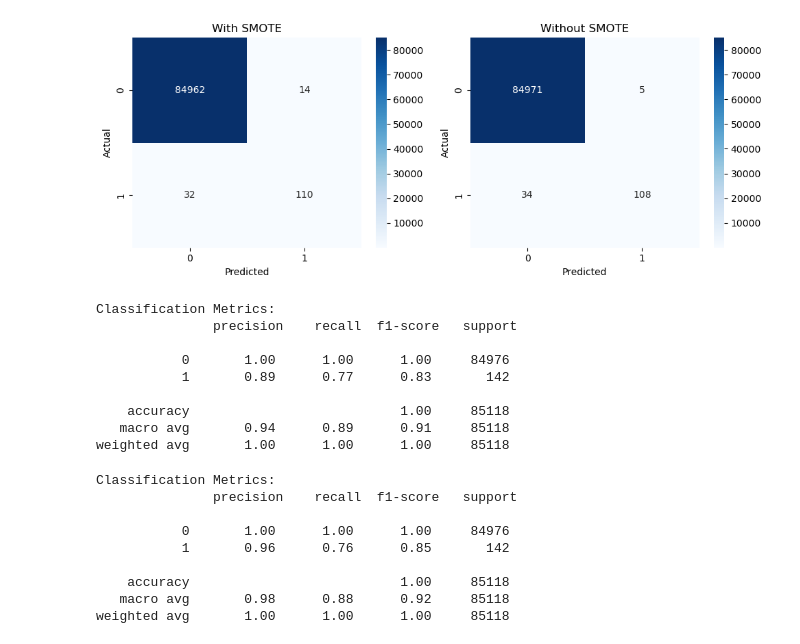
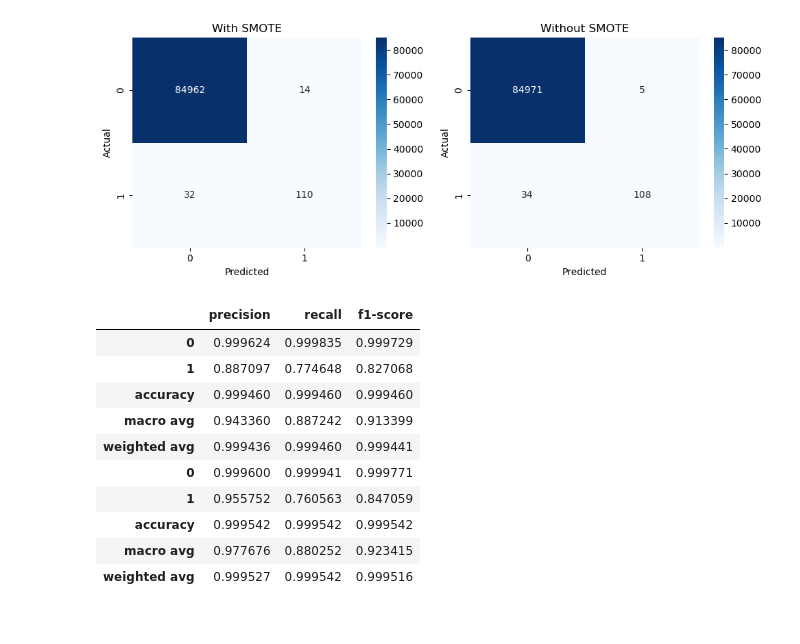
Before and after one commit to Gabrielmarqs12/ML-Fraud-Detection-Research, a Jupyter notebook: notebooks/machine learning/Model _Comparison.ipynb, the cells around one changed output. Saved outputs shown, nothing was run; the diff lists cells and outputs as text; code cells hidden in the pictures.

Commit message:
Model Comparison Update: CR function

```diff
--- a/notebooks/machine learning/Model _Comparison.ipynb
+++ b/notebooks/machine learning/Model _Comparison.ipynb
@@ -86,3 +91,18 @@ def compare_confusion_matrix(y_test, y_predict_smote, y_predict_no_smote):
+# %%
+def compare_classification_report(y_test, y_pred_smote, y_pred_no_smote):
+
+    report_smote = classification_report(y_test, y_pred_smote, output_dict = True)
+    report_no_smote = classification_report(y_test, y_pred_no_smote, output_dict = True)
+
+    df_smote = pd.DataFrame(report_smote).transpose()
+    df_no_smote = pd.DataFrame(report_no_smote).transpose()
+
+    df_smote['Model'] = 'SMOTE'
+    df_no_smote['Model'] = 'NO_SMOTE'
+
+    df_combined = pd.concat([df_smote, df_no_smote])
+
+    return df_combined
 # %% [markdown]
 ## Opening file
 # %%
@@ -107,19 +126,19 @@ in addition to reducing the likelihood of overfitting due to artificial injectio
 # %%
 # Selecting Random Forest as the model to train
-model_smote = RandomForestClassifier(random_state = 36)
-model_no_smote = RandomForestClassifier(random_state = 36)
+rf_model_smote = RandomForestClassifier(random_state = 36)
+rf_model_no_smote = RandomForestClassifier(random_state = 36)
 
 # Generating TPR and FPR with SMOTE
-smote_fpr, smote_tpr, smote_auc = generate_roc_data(model_smote, x_train, y_train, x_test, y_test, use_smote = True)
+smote_fpr, smote_tpr, smote_auc = generate_roc_data(rf_model_smote, x_train, y_train, x_test, y_test, use_smote = True)
 
 # Generating predictions based on the trained model (with SMOTE)
-y_predict_smote = model_smote.predict(x_test)
+y_predict_smote = rf_model_smote.predict(x_test)
 
 # Generating TPR and FPR without SMOTE
-no_smote_fpr, no_smote_tpr, no_smote_auc = generate_roc_data(model_no_smote, x_train, y_train, x_test, y_test, use_smote = False)
+no_smote_fpr, no_smote_tpr, no_smote_auc = generate_roc_data(rf_model_no_smote, x_train, y_train, x_test, y_test, use_smote = False)
 
 # Generating predictions based on the trained model (without SMOTE)
-y_predict_no_smote = model_no_smote.predict(x_test)
+y_predict_no_smote = rf_model_no_smote.predict(x_test)
 # %%
 # Plotting the positive rate chart, comparing both results
 compare_roc_auc(smote_fpr, smote_tpr,
@@ -131,29 +150,19 @@ compare_roc_auc(smote_fpr, smote_tpr,
 compare_confusion_matrix(y_test, y_predict_smote, y_predict_no_smote)
 # %% [output]
 [figure]
-# %%
-# Classification Metrics with SMOTE
-print('Classification Metrics: \n', classification_report(y_test, y_predict_smote))
-# %% [output]
-Classification Metrics:
-               precision    recall  f1-score   support
-
-           0       1.00      1.00      1.00     84976
-           1       0.89      0.77      0.83       142
-
-    accuracy                           1.00     85118
-   macro avg       0.94      0.89      0.91     85118
-weighted avg       1.00      1.00      1.00     85118
-# %%
-# Classification Metrics without SMOTE
-print('Classification Metrics: \n', classification_report(y_test, y_predict_no_smote))
-# %% [output]
-Classification Metrics:
-               precision    recall  f1-score   support
-
-           0       1.00      1.00      1.00     84976
-           1       0.96      0.76      0.85       142
-
-    accuracy                           1.00     85118
-   macro avg       0.98      0.88      0.92     85118
-weighted avg       1.00      1.00      1.00     85118
+# %%
+df_results = compare_classification_report(y_test, y_predict_smote, y_predict_no_smote)
+
+display(df_results[['precision', 'recall', 'f1-score']])
+# %% [output]
+|  | precision | recall | f1-score |
+| 0 | 0.999624 | 0.999835 | 0.999729 |
+| 1 | 0.887097 | 0.774648 | 0.827068 |
+| accuracy | 0.999460 | 0.999460 | 0.999460 |
+| macro avg | 0.943360 | 0.887242 | 0.913399 |
+| weighted avg | 0.999436 | 0.999460 | 0.999441 |
+| 0 | 0.999600 | 0.999941 | 0.999771 |
+| 1 | 0.955752 | 0.760563 | 0.847059 |
+| accuracy | 0.999542 | 0.999542 | 0.999542 |
+| macro avg | 0.977676 | 0.880252 | 0.923415 |
+| weighted avg | 0.999527 | 0.999542 | 0.999516 |
```
Also changed, not shown: parts of 3 cells of this notebook.
